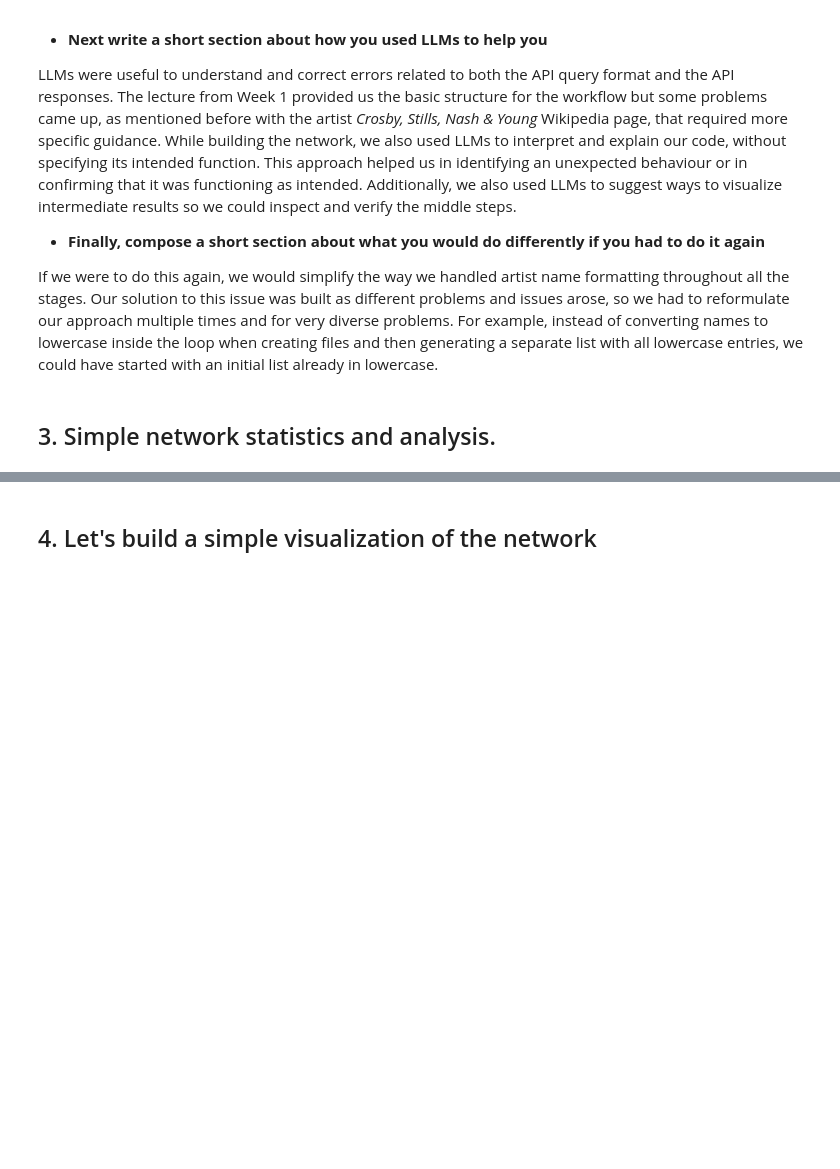
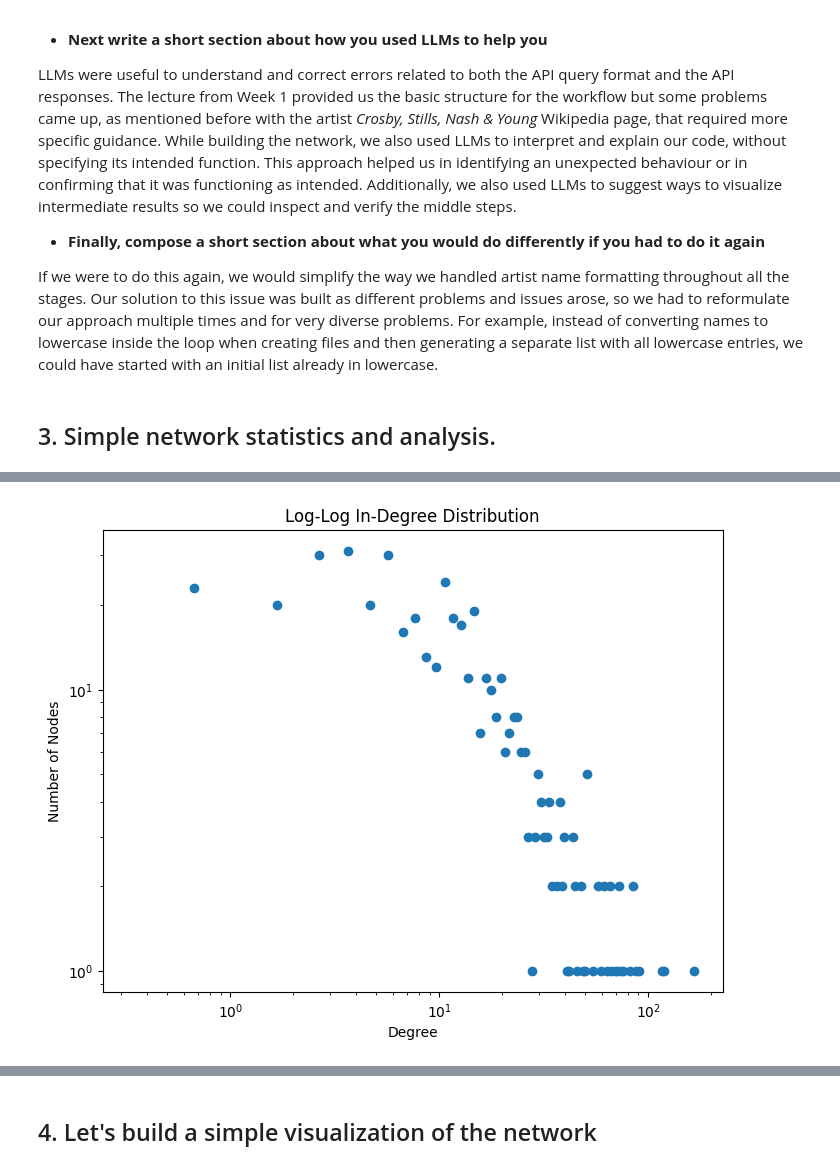
Before and after one commit to joaommata/Social_Graphs_Assignment1, a Jupyter notebook: ass1.ipynb, the cells around one changed output, grey strips where cells are left out. Saved outputs shown, nothing was run; the diff lists cells and outputs as text; code cells hidden in the pictures; blank space fills up the shorter version.

```diff
--- a/ass1.ipynb
+++ b/ass1.ipynb
@@ -215,0 +246,11 @@ If we were to do this again, we would simplify the way we handled artist name fo
+# %%
+plt.figure(figsize=(8,6))
+plt.scatter(in_bins[:-1], in_counts)
+plt.xscale("log")
+plt.yscale("log")
+plt.xlabel('Degree')
+plt.ylabel('Number of Nodes')
+plt.title('Log-Log In-Degree Distribution')
+plt.show()
+# %% [output]
+[figure, added]
```
Also changed, not shown: parts of 29 cells of this notebook.
